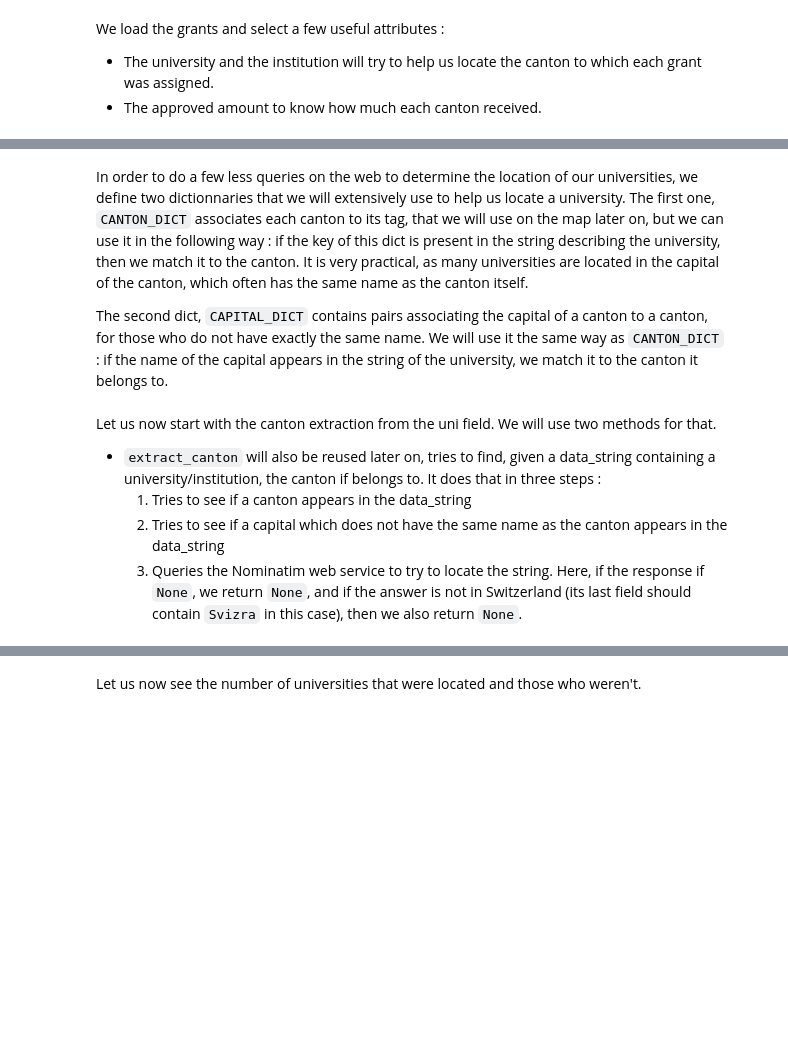
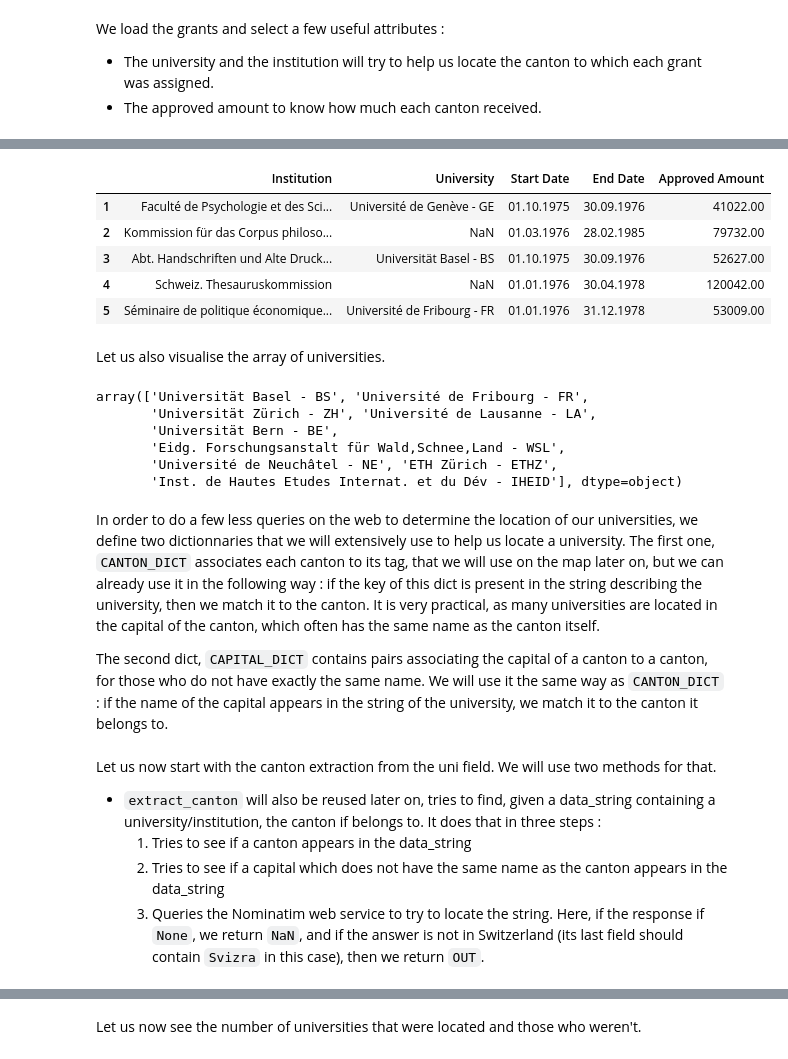
Before and after one commit to AgatheVkc/ada_homework, a Jupyter notebook: 03 - InteractiveViz/Homework3.ipynb, the cells around one changed output, grey strips where cells are left out. Drawn from its saved outputs; the diff is of its cells as text; code cells hidden in the pictures; blank space fills up the shorter version.

```diff
--- a/03 - InteractiveViz/Homework3.ipynb
+++ b/03 - InteractiveViz/Homework3.ipynb
@@ -37,15 +44,38 @@ There is also a second part of data that simply have no university field. The lo
 # %%
+#Setting the 4 discussed fields to NaN
 df_grants = df_grants.replace('Nicht zuteilbar - NA',np.nan)
 df_grants = df_grants.replace('NPO (Biblioth., Museen, Verwalt.) - NPO',np.nan)
 df_grants = df_grants.replace('Weitere Institute - FINST',np.nan)
 df_grants = df_grants.replace('Firmen/Privatwirtschaft - FP',np.nan)
+
+#Removing the NaN - NaN entries.
 df_grants = df_grants[~(df_grants.University.isnull() & df_grants.Institution.isnull())]
-data_uni = df_grants['University'].unique()[1:]
 
-data_uni[1:10]
-df_grants
+#Considering all the universities but ignore the NaN (Second entry of the uni table)
+data_uni = df_grants['University'].unique()
+data_uni = np.delete(data_uni,1)
+
+df_grants.head()
+# %% [output]
+|  | Institution | University | Start Date | End Date | Approved Amount |
+| 1 | Faculté de Psychologie et des Sci... | Université de Genève - GE | 01.10.1975 | 30.09.1976 | 41022.00 |
+| 2 | Kommission für das Corpus philoso... | NaN | 01.03.1976 | 28.02.1985 | 79732.00 |
+| 3 | Abt. Handschriften und Alte Druck... | Universität Basel - BS | 01.10.1975 | 30.09.1976 | 52627.00 |
+| 4 | Schweiz. Thesauruskommission | NaN | 01.01.1976 | 30.04.1978 | 120042.00 |
+| 5 | Séminaire de politique économique... | Université de Fribourg - FR | 01.01.1976 | 31.12.1978 | 53009.00 |
+# %% [markdown]
+Let us also visualise the array of universities.
+# %%
+data_uni[1:10]
+# %% [output]
+array(['Universität Basel - BS', 'Université de Fribourg - FR',
+       'Universität Zürich - ZH', 'Université de Lausanne - LA',
+       'Universität Bern - BE',
+       'Eidg. Forschungsanstalt für Wald,Schnee,Land - WSL',
+       'Université de Neuchâtel - NE', 'ETH Zürich - ETHZ',
+       'Inst. de Hautes Etudes Internat. et du Dév - IHEID'], dtype=object)
 # %% [markdown]
-In order to do a few less queries on the web to determine the location of our universities, we define two dictionnaries that we will extensively use to help us locate a university. The first one, `CANTON_DICT` associates each canton to its tag, that we will use on the map later on, but we can use it in the following way : if the key of this dict is present in the string describing the university, then we match it to the canton. It is very practical, as many universities are located in the capital of the canton, which often has the same name as the canton itself.
+In order to do a few less queries on the web to determine the location of our universities, we define two dictionnaries that we will extensively use to help us locate a university. The first one, `CANTON_DICT` associates each canton to its tag, that we will use on the map later on, but we can already use it in the following way : if the key of this dict is present in the string describing the university, then we match it to the canton. It is very practical, as many universities are located in the capital of the canton, which often has the same name as the canton itself.
 
 The second dict, `CAPITAL_DICT` contains pairs associating the capital of a canton to a canton, for those who do not have exactly the same name. We will use it the same way as `CANTON_DICT` : if the name of the capital appears in the string of the university, we match it to the canton it belongs to.
 # %%
@@ -63,7 +94,7 @@ Let us now start with the canton extraction from the uni field. We will use two
 - `extract_canton` will also be reused later on, tries to find, given a data_string containing a university/institution, the canton if belongs to. It does that in three steps :
     1. Tries to see if a canton appears in the data_string
     2. Tries to see if a capital which does not have the same name as the canton appears in the data_string
-    3. Queries the Nominatim web service to try to locate the string. Here, if the response if `None`, we return `None`, and if the answer is not in Switzerland (its last field should contain `Svizra` in this case), then we also return `None`.
+    3. Queries the Nominatim web service to try to locate the string. Here, if the response if `None`, we return `NaN`, and if the answer is not in Switzerland (its last field should contain `Svizra` in this case), then we return `OUT`.
 # %%
 def extract_canton(data_string):
     """
```
Also changed, not shown: parts of 42 cells of this notebook, 14 other files.
